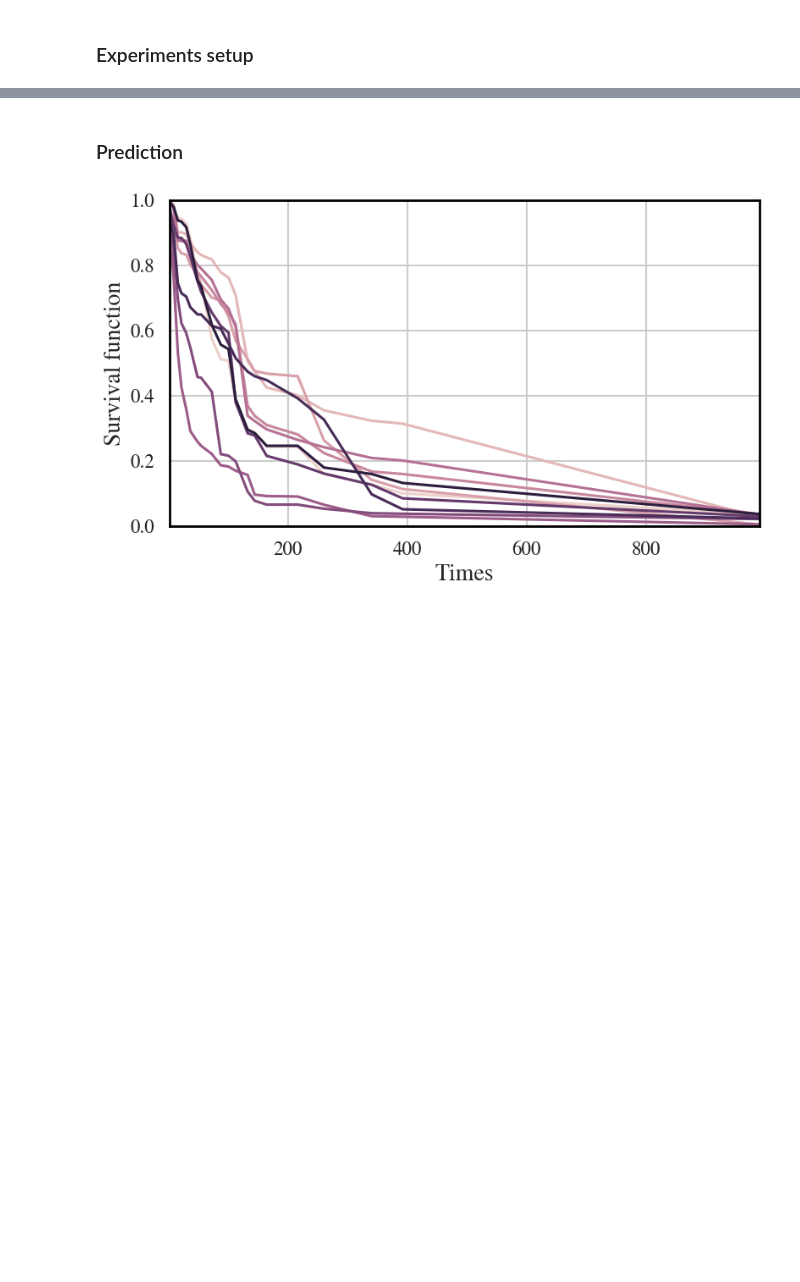
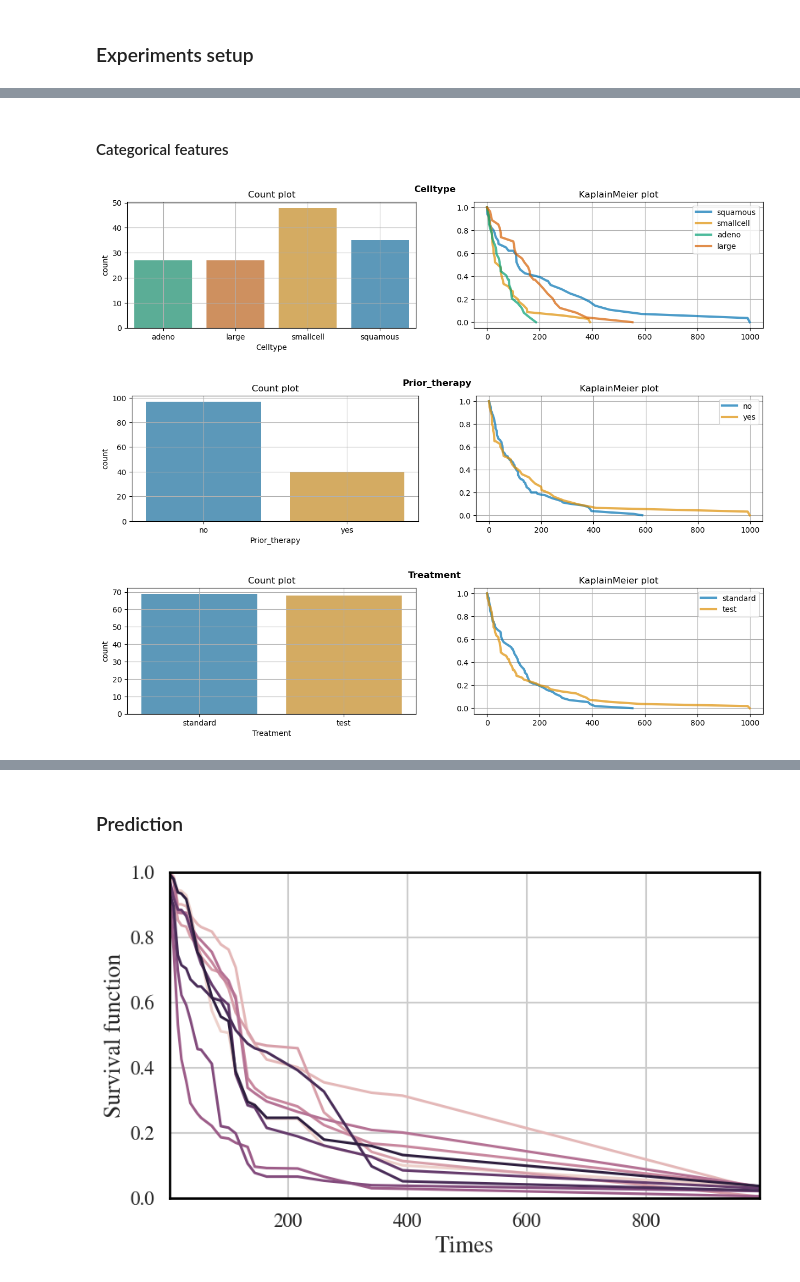
Before and after one commit to TeamHeKA/survinsights, a Jupyter notebook: tutorials-veterans-RSF.ipynb, the cells around one changed output, grey strips where cells are left out. Saved outputs shown, nothing was run; the diff lists cells and outputs as text; code cells hidden in the pictures; blank space fills up the shorter version.

```diff
--- a/tutorials-veterans-RSF.ipynb
+++ b/tutorials-veterans-RSF.ipynb
@@ -18,5 +69,6 @@ surv_label = np.array([surv_label_structarray["Survival_in_days"],
 # %%
-numeric_feat_cols = ["Age_in_years",
-                     "Months_from_Diagnosis",
-                     "Karnofsky_score"]
+# Split numerical and categorical features
+numeric_feat_cols = feats.select_dtypes(include=[np.dtype('int64'), np.dtype('float64')]).columns.tolist()
 cate_feat_cols = [col for col in feat_cols if col not in numeric_feat_cols]
+# %% [markdown]
+#### Categorical features
@@ -22,0 +126,6 @@ cate_feat_cols = [col for col in feat_cols if col not in numeric_feat_cols]
+# %%
+plot_count_kmf(feats[cate_feat_cols], surv_label)
+# %% [output]
+[figure, added]
+[figure, added]
+[figure, added]
```
Also changed, not shown: parts of 12 cells of this notebook.
